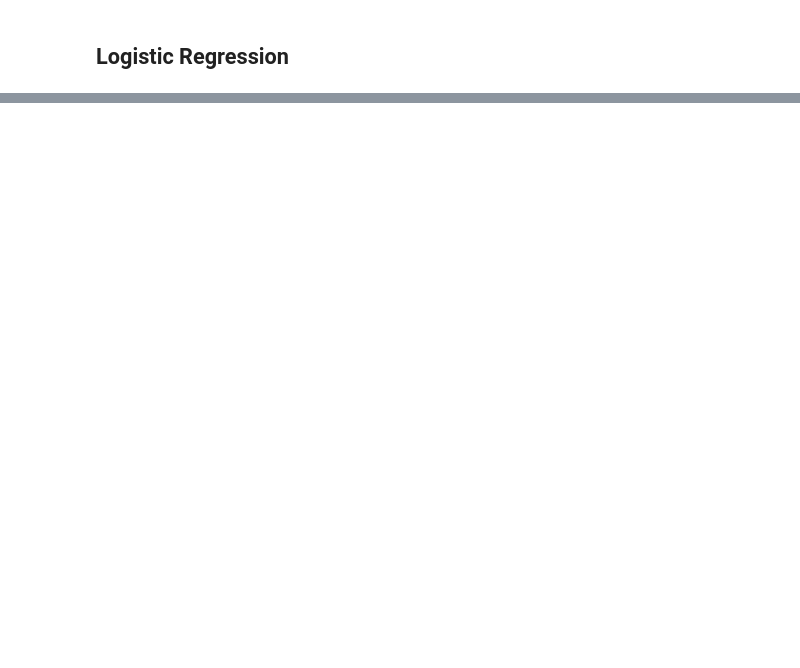
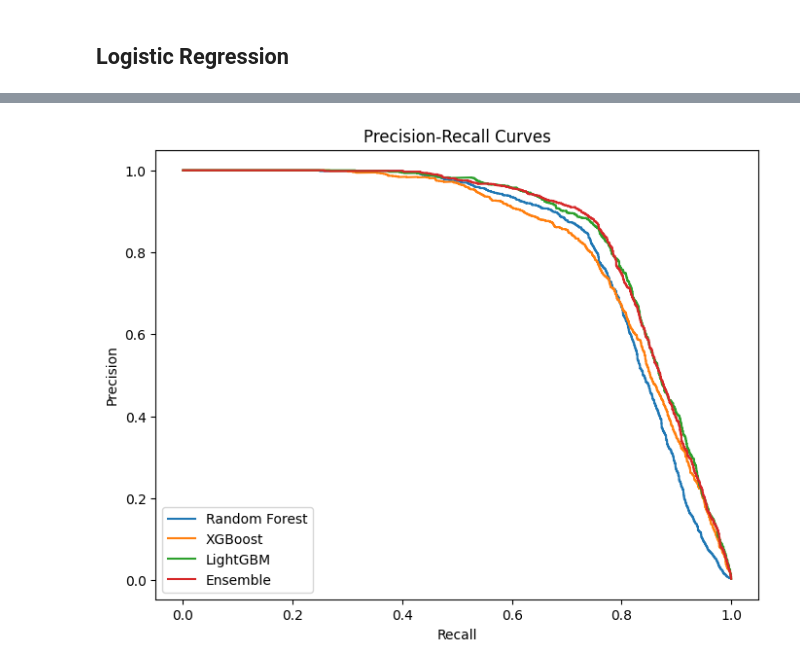
Before and after one commit to RwanHossamEldein/Detect-fraud-transaction, a Jupyter notebook: Detect-fraud-transaction-checkpoint.ipynb, the cells around one changed output, grey strips where cells are left out. Cells and saved outputs as stored; diff of their text form; code cells hidden in the pictures; blank space fills up the shorter version.

```diff
--- a/Detect-fraud-transaction-checkpoint.ipynb
+++ b/Detect-fraud-transaction-checkpoint.ipynb
@@ -698,17 +792,46 @@ print("ROC-AUC:",
+# %%
+
+models = {
+    'Random Forest': rf_model,
+    'XGBoost': xgb_model,
+    'LightGBM': lgbm_model,
+    'Ensemble': ensemble_model
+}
 # %%
-from sklearn.preprocessing import RobustScaler
+# =========================================================
+# 24. PRECISION-RECALL CURVES
+# =========================================================
 
-# scaler
-scaler = RobustScaler()
+plt.figure(figsize=(8,6))
 
+for name, model in models.items():
 
-cols_to_scale = ['amt', 'age', 'distance', 'city_pop', 'trans_velocity_24h']
+    y_prob = model.predict_proba(
+        X_test_scaled
+    )[:, 1]
 
+    precision, recall, _ = (
+        precision_recall_curve(
+            y_test,
+            y_prob
+        )
+    )
 
-X_train_scaled = X_train.copy()
-X_val_scaled = X_val.copy()
-X_test_scaled = X_test.copy()
+    plt.plot(
+        recall,
+        precision,
+        label=name
+    )
 
-X_train_scaled[cols_to_scale] = scaler.fit_transform(X_train[cols_to_scale])
-X_val_scaled[cols_to_scale] = scaler.transform(X_val[cols_to_scale])
-X_test_scaled[cols_to_scale] = scaler.transform(X_test[cols_to_scale])
+plt.xlabel("Recall")
+plt.ylabel("Precision")
+
+plt.title(
+    "Precision-Recall Curves"
+)
+
+plt.legend()
+
+plt.show()
+# %% [output]
+[figure, added]
```
Also changed, not shown: parts of 40 cells of this notebook.
